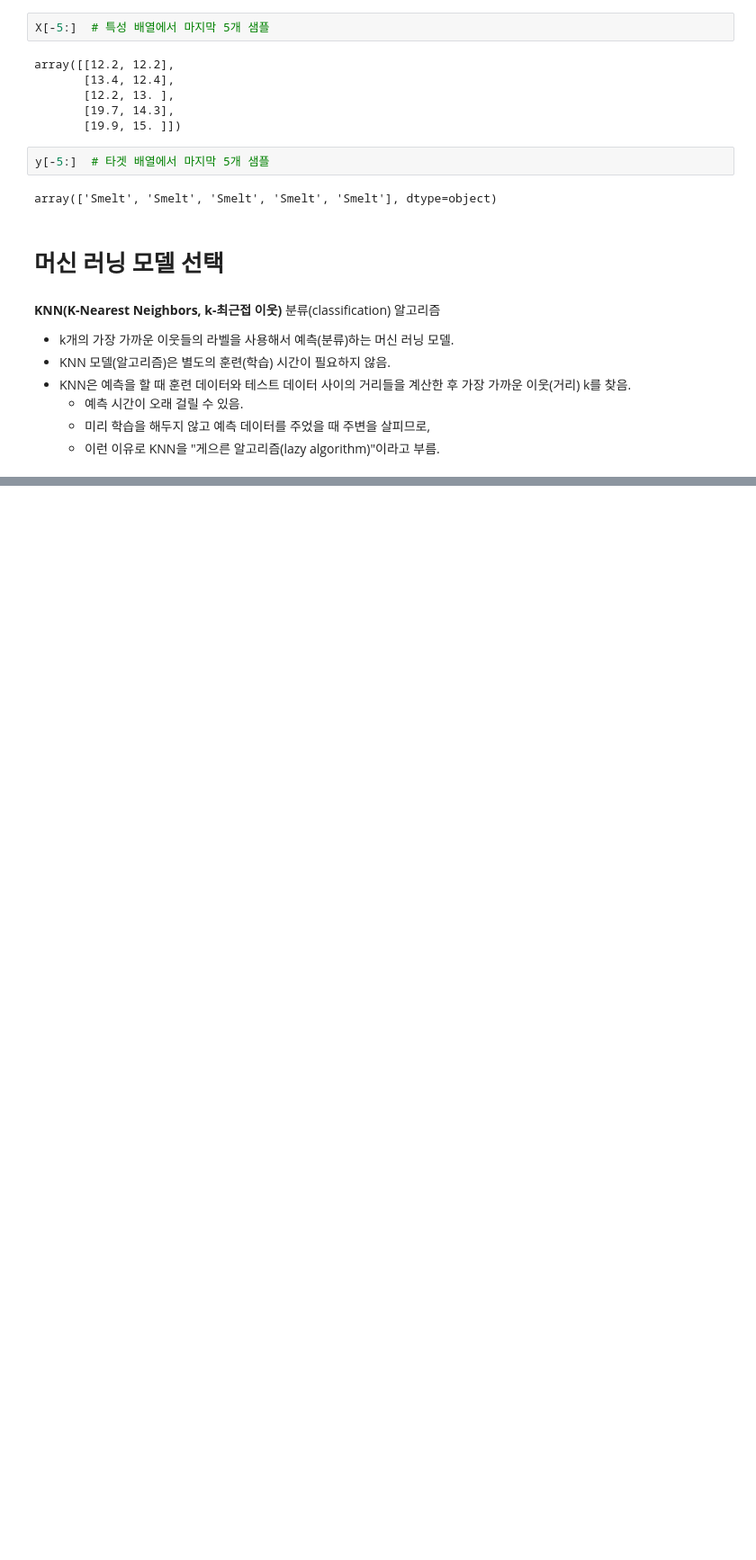
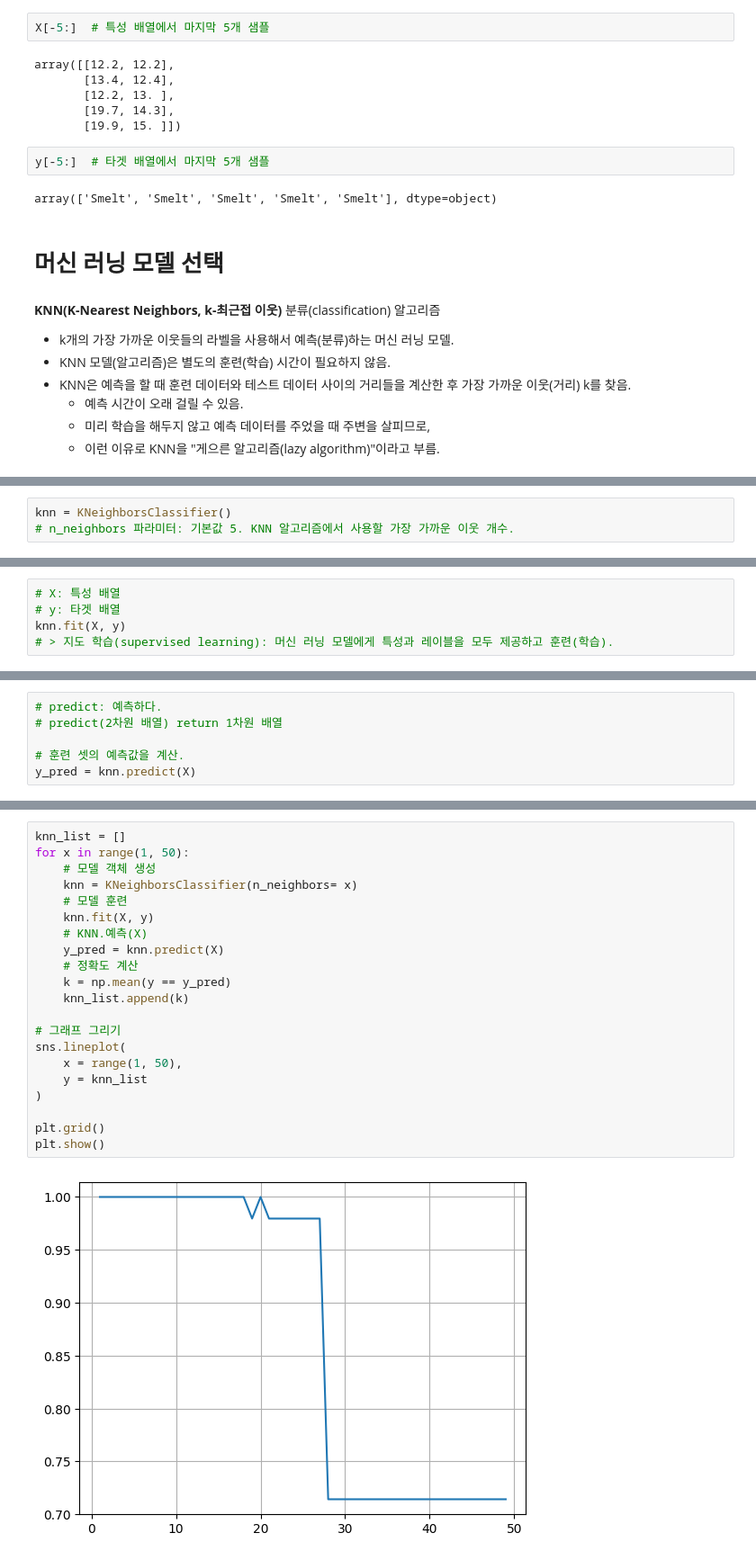
Before and after one commit to unit9090/machine_learning, a Jupyter notebook: ml02_knn.ipynb, the cells around one changed output, grey strips where cells are left out. Shown at 90% size. Drawn from its saved outputs; the diff is of its cells as text; blank space fills up the shorter version.

```diff
--- a/ml02_knn.ipynb
+++ b/ml02_knn.ipynb
@@ -317,0 +327,3 @@ array(['Smelt', 'Smelt', 'Smelt', 'Smelt', 'Smelt'], dtype=object)
+# %%
+knn = KNeighborsClassifier()
+# n_neighbors 파라미터: 기본값 5. KNN 알고리즘에서 사용할 가장 가까운 이웃 개수.
@@ -317,0 +334,5 @@ array(['Smelt', 'Smelt', 'Smelt', 'Smelt', 'Smelt'], dtype=object)
+# %%
+# X: 특성 배열
+# y: 타겟 배열
+knn.fit(X, y)
+# > 지도 학습(supervised learning): 머신 러닝 모델에게 특성과 레이블을 모두 제공하고 훈련(학습).
@@ -317,0 +343,6 @@ array(['Smelt', 'Smelt', 'Smelt', 'Smelt', 'Smelt'], dtype=object)
+# %%
+# predict: 예측하다.
+# predict(2차원 배열) return 1차원 배열
+
+# 훈련 셋의 예측값을 계산.
+y_pred = knn.predict(X)
@@ -317,0 +449,23 @@ array(['Smelt', 'Smelt', 'Smelt', 'Smelt', 'Smelt'], dtype=object)
+# %%
+knn_list = []
+for x in range(1, 50):
+    # 모델 객체 생성
+    knn = KNeighborsClassifier(n_neighbors= x)
+    # 모델 훈련
+    knn.fit(X, y)
+    # KNN.예측(X)
+    y_pred = knn.predict(X)
+    # 정확도 계산
+    k = np.mean(y == y_pred)
+    knn_list.append(k)
+
+# 그래프 그리기
+sns.lineplot(
+    x = range(1, 50),
+    y = knn_list
+)
+
+plt.grid()
+plt.show()
+# %% [output]
+[figure, added]
```
Also changed, not shown: parts of 63 cells of this notebook.
